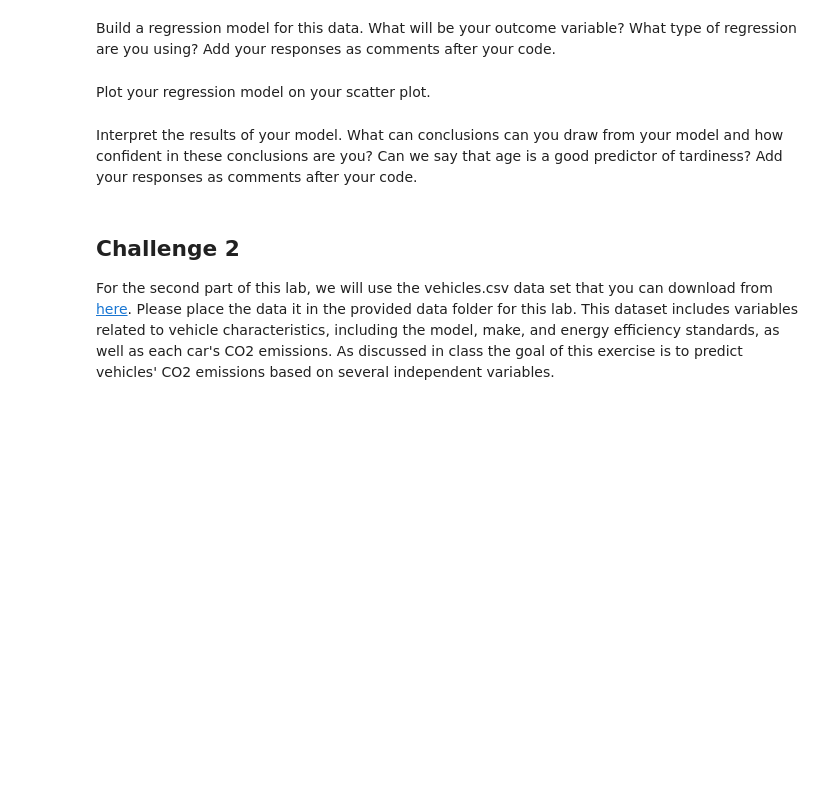
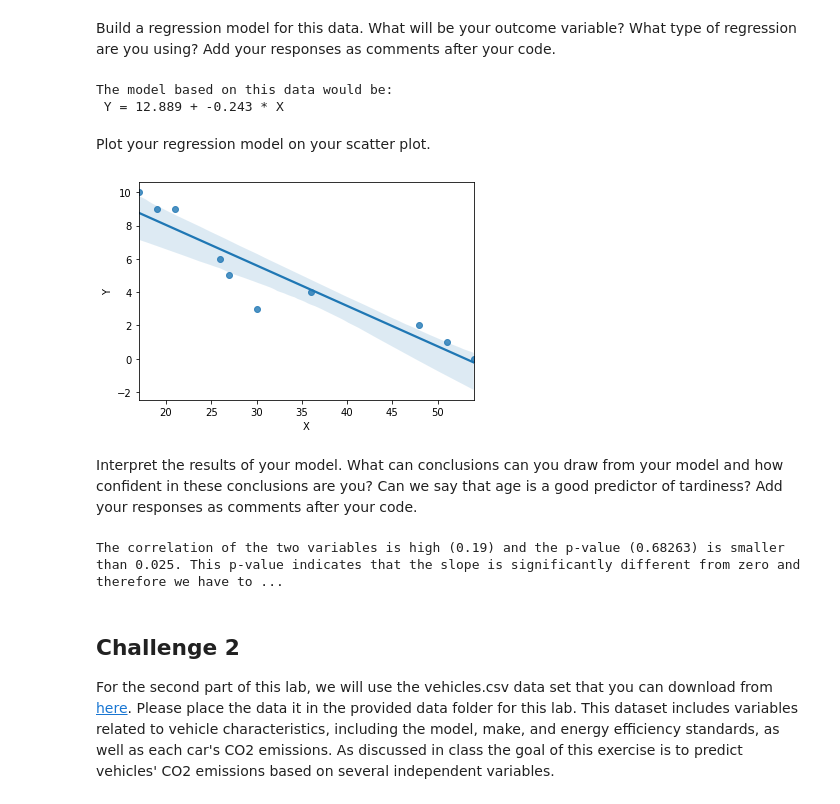
Before and after one commit to jetsal/data_analytics202103_module_3, a Jupyter notebook: labs/module_3_labs/Linear-Regression-Analysis/your_code/main.ipynb, the cells around one changed output. Saved outputs shown, nothing was run; the diff lists cells and outputs as text; code cells hidden in the pictures; blank space fills up the shorter version.

```diff
--- a/labs/module_3_labs/Linear-Regression-Analysis/your_code/main.ipynb
+++ b/labs/module_3_labs/Linear-Regression-Analysis/your_code/main.ipynb
@@ -49,6 +99,21 @@ Build a regression model for this data. What will be your outcome variable? What
+# %%
+# Your response here.
+X = student_data["X"]
+Y = student_data["Y"] #dependent variable
+
+#univariate linear regression: there is only 1 variable on which the prediction is made.
+
+slope, intercept, r_value, p_value, std_error = stats.linregress(X, Y)
+print(f'The model based on this data would be:\n Y = {round(intercept,3)} + {round(slope,3)} * X')
+# %% [output]
+The model based on this data would be:
+ Y = 12.889 + -0.243 * X
 # %% [markdown]
 Plot your regression model on your scatter plot.
 # %%
 # Your code here.
+sns.regplot(x=X, y=Y, data=student_data);
+# %% [output]
+[figure, added]
 # %% [markdown]
 Interpret the results of your model. What can conclusions can you draw from your model and how confident in these conclusions are you? Can we say that age is a good predictor of tardiness? Add your responses as comments after your code.
@@ -57,3 +120,8 @@ Interpret the results of your model. What can conclusions can you draw from your
+# %%
+# Your response here.
+print(f'The correlation of the two variables is high ({round(r_value,2)}) and the p-value ({round(p_value,5)}) is smaller than 0.025. This p-value indicates that the slope is significantly different from zero and therefore we have to dismiss the hypothesis (H0) that X and Y are not correlated (slope 0).')
+# %% [output]
+The correlation of the two variables is high (0.19) and the p-value (0.68263) is smaller than 0.025. This p-value indicates that the slope is significantly different from zero and therefore we have to ...
 # %% [markdown]
 ## Challenge 2
 For the second part of this lab, we will use the vehicles.csv data set that you can download from [here](https://drive.google.com/file/d/1EyAN0RXmAM5OLzKcxyWqdExQJ3KiswO9/view?usp=sharing). Please place the data it in the provided data folder for this lab. This dataset includes variables related to vehicle characteristics, including the model, make, and energy efficiency standards, as well as each car's CO2 emissions. As discussed in class the goal of this exercise is to predict vehicles' CO2 emissions based on several independent variables.
```
Also changed, not shown: parts of 31 cells of this notebook, 1 other file.
